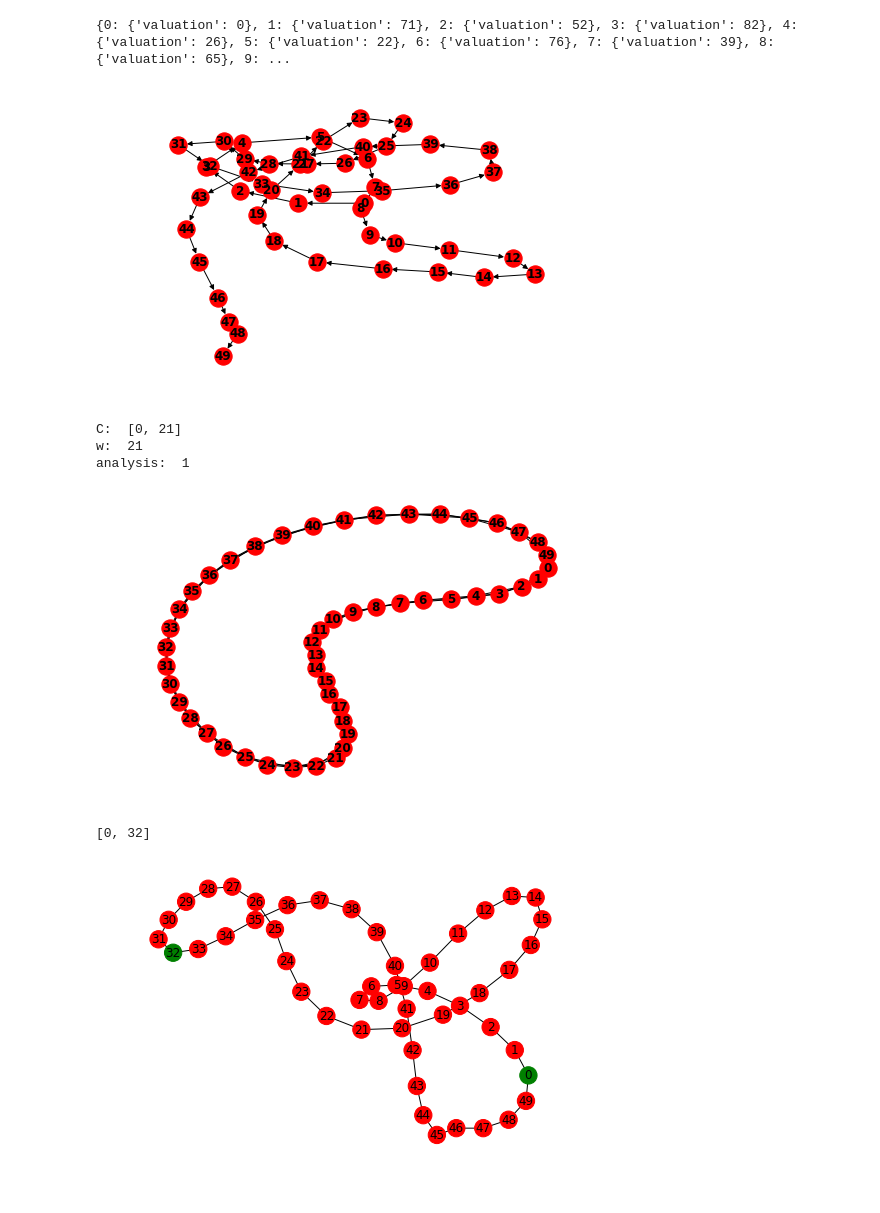
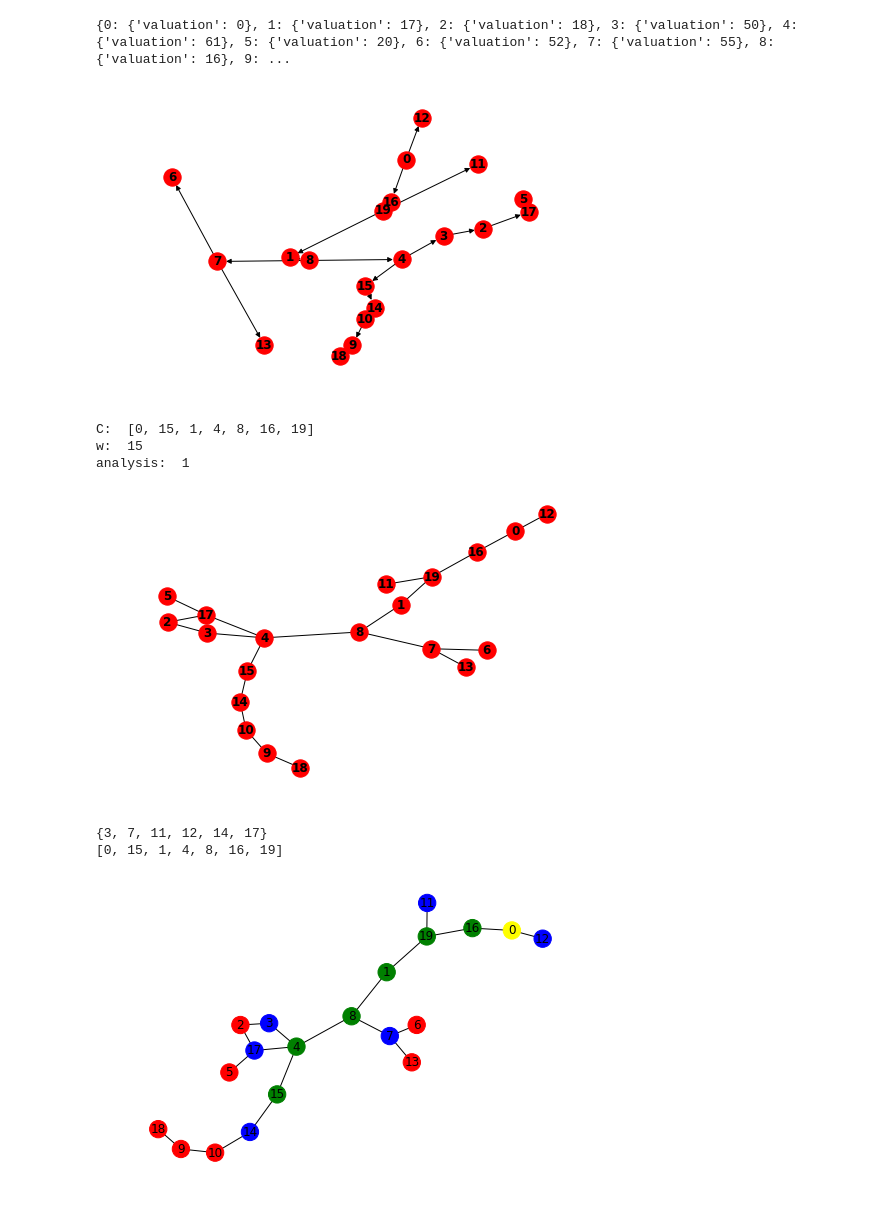
Before and after one commit to ZhangYifeng97/distributed_auction, a Jupyter notebook: auction.ipynb, the cells around one changed output. Saved outputs shown, nothing was run; the diff lists cells and outputs as text; code cells hidden in the pictures.

```diff
--- a/auction.ipynb
+++ b/auction.ipynb
@@ -6,10 +6,10 @@ import random
 
 
 
-num_nodes = 50
+num_nodes = 20
 
 # G = nx.Graph()
-G = nx.connected_watts_strogatz_graph(num_nodes, 2, 1)
+G = nx.connected_watts_strogatz_graph(num_nodes, 2, 0.8)
 
 
 # nodes = [i for i in range(1, 8)]
@@ -30,7 +30,7 @@ valuations[0] = {"valuation": 0}
 print(valuations)
 nx.set_node_attributes(G, valuations)
 # %% [output]
-{0: {'valuation': 0}, 1: {'valuation': 71}, 2: {'valuation': 52}, 3: {'valuation': 82}, 4: {'valuation': 26}, 5: {'valuation': 22}, 6: {'valuation': 76}, 7: {'valuation': 39}, 8: {'valuation': 65}, 9: ...
+{0: {'valuation': 0}, 1: {'valuation': 17}, 2: {'valuation': 18}, 3: {'valuation': 50}, 4: {'valuation': 61}, 5: {'valuation': 20}, 6: {'valuation': 52}, 7: {'valuation': 55}, 8: {'valuation': 16}, 9: ...
 # %%
 dfs_tree = nx.dfs_tree(G, source=0)
 nx.draw(dfs_tree, with_labels=True, font_weight='bold')
@@ -46,25 +46,45 @@ print('C: ', C)
 print('w: ', w)
 print('analysis: ', analysis(G, C, w))
 # %% [output]
-[figure, old version]
+[figure, new version]
-C:  [0, 21]
-w:  21
+C:  [0, 15, 1, 4, 8, 16, 19]
+w:  15
 analysis:  1
 # %%
 nx.draw(G, with_labels=True, font_weight='bold')
 plt.show()
 # %% [output]
-[figure, old version]
+[figure, new version]
 # %%
+exposed = set()
+
+for i in C:
+    for n in G.neighbors(i):
+        if n not in exposed and n not in C:
+            exposed.add(n)
+
+print(exposed)
+
+
+
+
 print(C)
 color_map = []
 for i in G.nodes:
+
+    if i == 0:
+        color_map.append('yellow')
+        continue
+
     if i in C:
         color_map.append('green')
+    elif i in exposed:
+        color_map.append('blue')
     else:
         color_map.append('red')
 
 nx.draw(G, node_color=color_map, with_labels=True)
 # %% [output]
-[0, 32]
+{3, 7, 11, 12, 14, 17}
+[0, 15, 1, 4, 8, 16, 19]
-[figure, old version]
+[figure, new version]
```
Also changed, not shown: parts of 3 cells of this notebook, 2 other files.
